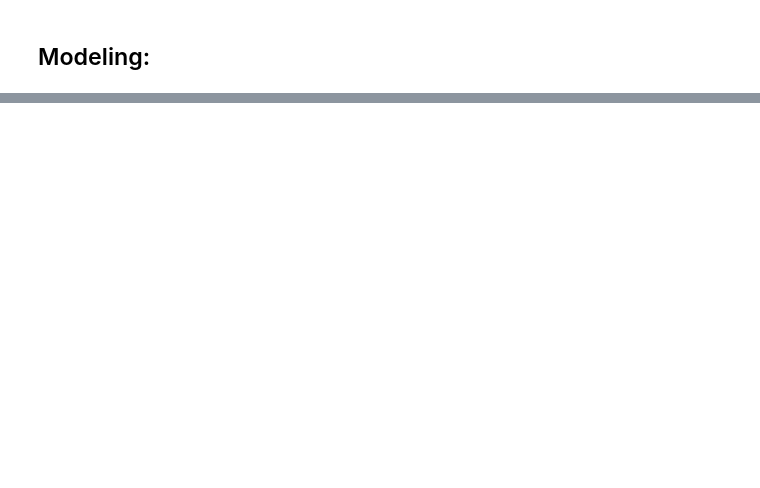
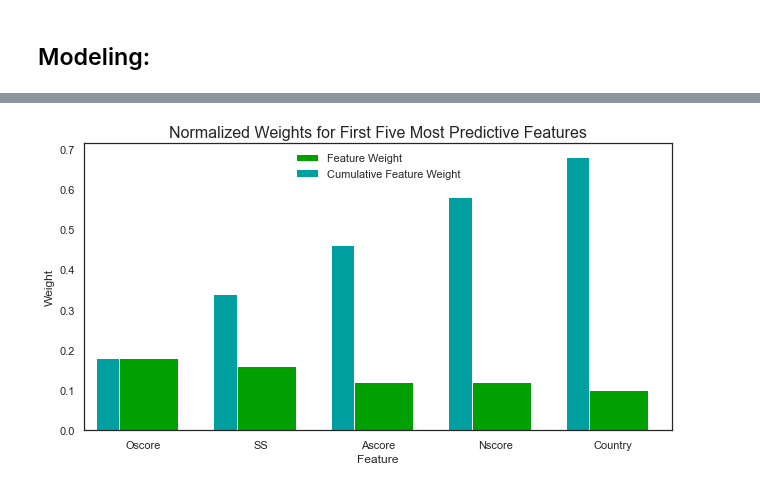
Before and after one commit to SinaLotfiomran/Project_ML_2, a Jupyter notebook: ML_2_Notebook.ipynb, the cells around one changed output, grey strips where cells are left out. Cells and saved outputs as stored; diff of their text form; code cells hidden in the pictures; blank space fills up the shorter version.

```diff
--- a/ML_2_Notebook.ipynb
+++ b/ML_2_Notebook.ipynb
@@ -455,7 +384,7 @@ KeyError: 'hard'
 # %% [markdown]
 ## Modeling:
 # %%
-df["drug_use"]=df[df[hard_drugs]>1][hard_drugs].count(axis=1)
+df["drug_use"]=df[df[hard_drugs]>2][hard_drugs].count(axis=1)
 # %%
 df
 # %% [output]
@@ -474,0 +406,25 @@ df
+# %%
+sns.set(style="white", font_scale = 1.5)
+
+# Compute the correlation matrix
+corr = abs(df.loc[:, "Age":"SS"].corr())
+
+# Generate a mask for the upper triangle
+mask = np.triu(np.ones_like(corr, dtype=np.bool))
+
+# Set up the matplotlib figure
+f, ax = plt.subplots(figsize=(25, 15))
+
+# Generate a custom diverging colormap
+cmap = sns.diverging_palette(220, 10, as_cmap=True)
+
+# Draw the heatmap with the mask and correct aspect ratio
+sns.heatmap(corr, mask=mask, xticklabels=corr.columns, yticklabels=corr.columns, cmap=cmap, vmax=.8, center=0, annot=True, square=True, linewidths=.5, cbar_kws={"shrink": .5})
+
+plt.title('Absolute Correlation Strength Heatmap', fontsize=20)
+plt.xticks(fontsize=15)
+plt.yticks(fontsize=15)
+plt.xlabel("")
+plt.ylabel("")
+#plt.savefig("graph/correlation.png")
+plt.show()
@@ -474,0 +644,8 @@ df
+# %%
+model = AdaBoostClassifier().fit(X_train, y_train)
+importances = model.feature_importances_
+# %%
+import visuals_script as vs
+vs.feature_plot(importances, X_train, y_train)
+# %% [output]
+[figure, added]
```
Also changed, not shown: parts of 26 cells of this notebook, 5 other files.
